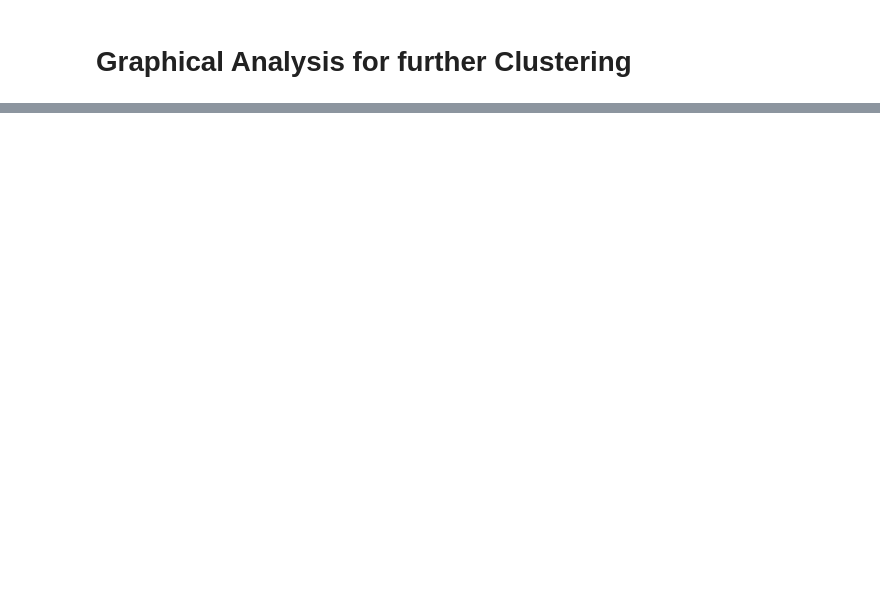
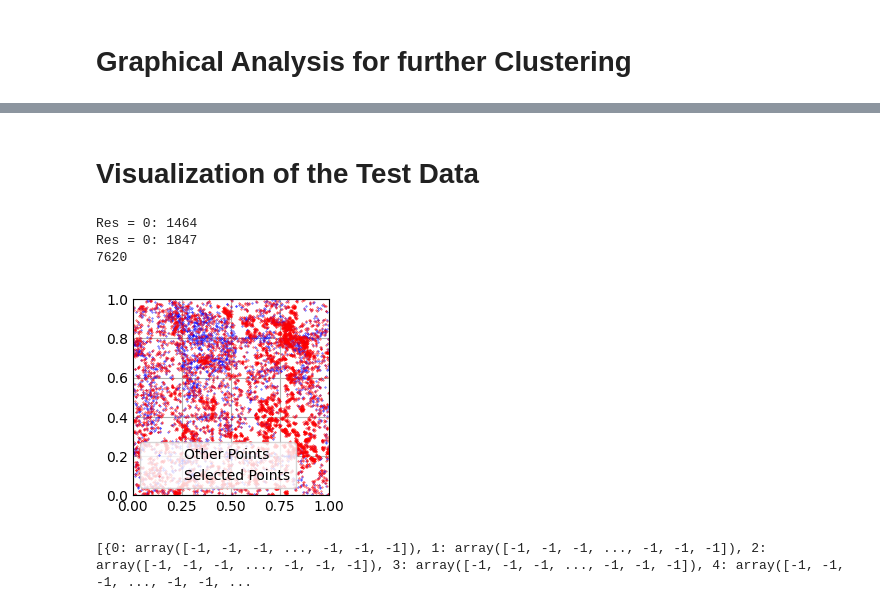
Before and after one commit to yramic/Dyanmic_Programming, a Jupyter notebook: test_script.ipynb, the cells around one changed output, grey strips where cells are left out. Drawn from its saved outputs; the diff is of its cells as text; code cells hidden in the pictures; blank space fills up the shorter version.

Commit message:
Added Clustering Approach

```diff
--- a/test_script.ipynb
+++ b/test_script.ipynb
@@ -118 +129,70 @@ plt.show()
 [figure]
+# %% [markdown]
+# Visualization of the Test Data
+# %%
+Input_test = pd.read_csv("test_x.csv")
+X_test_tot = Input_test.loc[:,'lon']
+Y_test_tot = Input_test.loc[:,'lat']
+Res_test = Input_test.loc[:,'residential']
+
+idx_res_1 = np.nonzero(Res_test)[0]
+print("Res = 0:", len(idx_res_1))
+print("Res = 0:", len(Res_test)-len(idx_res_1))
+
+# Plot: 2D without the contour!
+# fig, ax = plt.subplots()
+# ax.scatter(X_test_tot, Y_test_tot, s = 0.1)
+# ax.set(xlim=(0, 1), ylim=(0, 1))
+# plt.show()
+
+# Clustering Approach:
+
+store_idx = []
+radius = 0.01
+for i in range(len(X_test_tot)):
+    Dxx = abs(area_data.loc[:,'lat'] - X_test_tot[i]) ** 2
+    Dyy = abs(area_data.loc[:,'lon'] - Y_test_tot[i]) ** 2
+    Dist = np.sqrt(Dxx + Dyy)
+
+    idx_i = np.where(Dist < radius)[0]
+    new_indices = np.setdiff1d(idx_i, store_idx)
+    store_idx.extend(new_indices)
+
+print(len(store_idx))
+# %% [output]
+Res = 0: 1464
+Res = 0: 1847
+7620
+# %%
+fig, ax = plt.subplots()
+ax.scatter(X_test_tot, Y_test_tot, s=0.1, color='blue', label='Other Points')
+ax.scatter(area_data.loc[store_idx,'lat'], area_data.loc[store_idx, 'lon'], s=0.1, color='red', label='Selected Points')
+ax.set(xlim=(0, 1), ylim=(0, 1))
+ax.legend()
+plt.show()
+
+from sklearn.cluster import DBSCAN
+
+
+# Set DBSCAN parameters
+eps = 0.001  # Radius for DBSCAN
+min_samples = 5  # Minimum number of samples in a cluster
+
+cluster_labels = {}
+
+for i in range(len(X_test_tot)):
+    X_centered = np.column_stack((area_data.loc[store_idx,'lat'] - X_test_tot[i], area_data.loc[store_idx,'lon']- Y_test_tot[i]))
+
+    # Fit DBSCAN
+    db = DBSCAN(eps=eps, min_samples=min_samples).fit(X_centered)
+
+    # Get the cluster labels (each label corresponds to a train data point)
+    labels = db.labels_
+
+    # Store the cluster labels for this test point
+    cluster_labels[i] = labels
+
+print(np.unique(cluster_labels))
+# %% [output]
+[figure, added]
+[{0: array([-1, -1, -1, ..., -1, -1, -1]), 1: array([-1, -1, -1, ..., -1, -1, -1]), 2: array([-1, -1, -1, ..., -1, -1, -1]), 3: array([-1, -1, -1, ..., -1, -1, -1]), 4: array([-1, -1, -1, ..., -1, -1, ...
```
Also changed, not shown: parts of 3 cells of this notebook.
